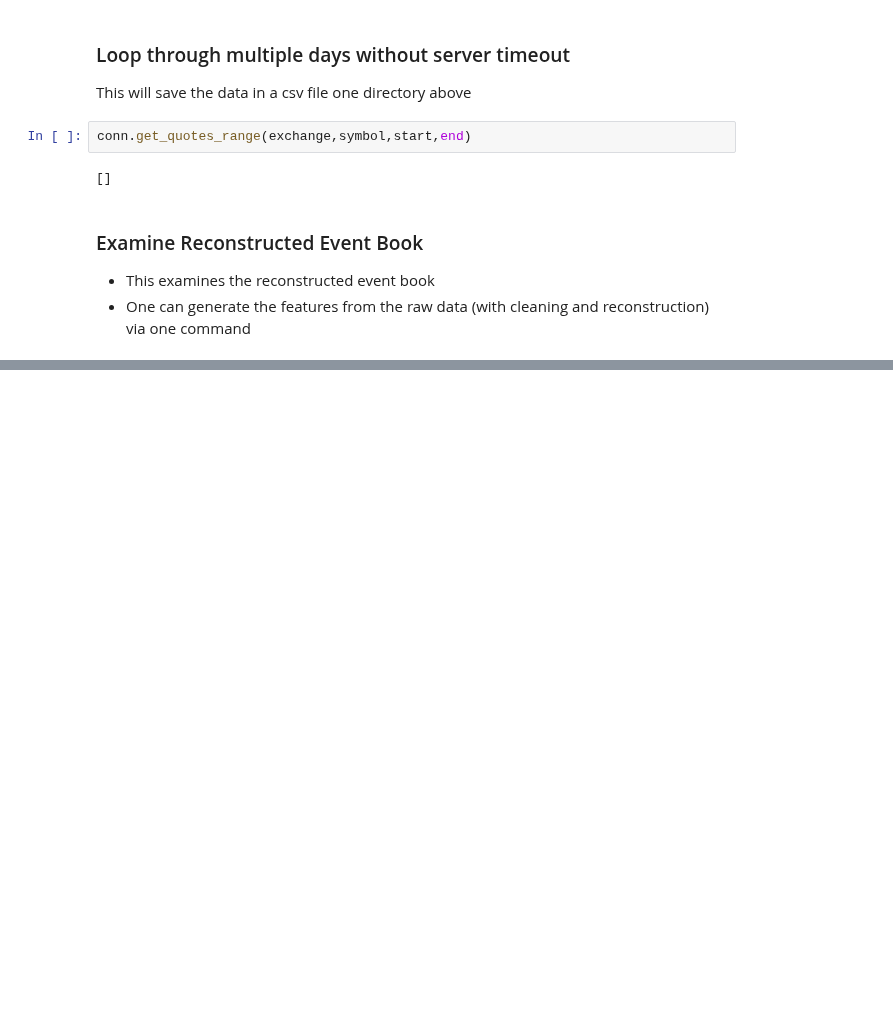
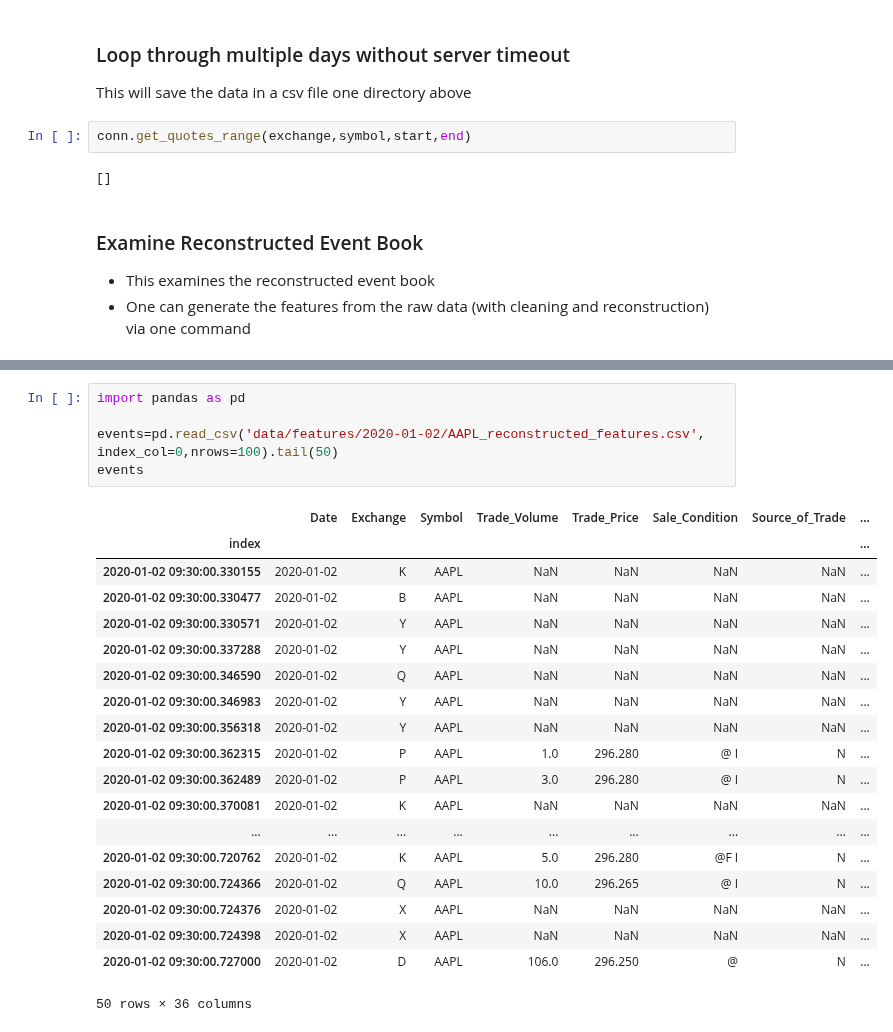
Before and after one commit to AMS-QF/TAQ-Data, a Jupyter notebook: Example_Data_NB.ipynb, the cells around one changed output, grey strips where cells are left out. Cells and saved outputs as stored; diff of their text form; blank space fills up the shorter version.

```diff
--- a/Example_Data_NB.ipynb
+++ b/Example_Data_NB.ipynb
@@ -125,3 +125,28 @@ events
+# %%
+import pandas as pd
+
+events=pd.read_csv('data/features/2020-01-02/AAPL_reconstructed_features.csv', index_col=0,nrows=100).tail(50)
+events
+# %% [output]
+|  | Date | Exchange | Symbol | Trade_Volume | Trade_Price | Sale_Condition | Source_of_Trade | ... |
+| index |  |  |  |  |  |  |  | ... |
+| 2020-01-02 09:30:00.330155 | 2020-01-02 | K | AAPL | NaN | NaN | NaN | NaN | ... |
+| 2020-01-02 09:30:00.330477 | 2020-01-02 | B | AAPL | NaN | NaN | NaN | NaN | ... |
+| 2020-01-02 09:30:00.330571 | 2020-01-02 | Y | AAPL | NaN | NaN | NaN | NaN | ... |
+| 2020-01-02 09:30:00.337288 | 2020-01-02 | Y | AAPL | NaN | NaN | NaN | NaN | ... |
+| 2020-01-02 09:30:00.346590 | 2020-01-02 | Q | AAPL | NaN | NaN | NaN | NaN | ... |
+| 2020-01-02 09:30:00.346983 | 2020-01-02 | Y | AAPL | NaN | NaN | NaN | NaN | ... |
+| 2020-01-02 09:30:00.356318 | 2020-01-02 | Y | AAPL | NaN | NaN | NaN | NaN | ... |
+| 2020-01-02 09:30:00.362315 | 2020-01-02 | P | AAPL | 1.0 | 296.280 | @ I | N | ... |
+| 2020-01-02 09:30:00.362489 | 2020-01-02 | P | AAPL | 3.0 | 296.280 | @ I | N | ... |
+| 2020-01-02 09:30:00.370081 | 2020-01-02 | K | AAPL | NaN | NaN | NaN | NaN | ... |
+| ... | ... | ... | ... | ... | ... | ... | ... | ... |
+| 2020-01-02 09:30:00.720762 | 2020-01-02 | K | AAPL | 5.0 | 296.280 | @F I | N | ... |
+| 2020-01-02 09:30:00.724366 | 2020-01-02 | Q | AAPL | 10.0 | 296.265 | @ I | N | ... |
+| 2020-01-02 09:30:00.724376 | 2020-01-02 | X | AAPL | NaN | NaN | NaN | NaN | ... |
+| 2020-01-02 09:30:00.724398 | 2020-01-02 | X | AAPL | NaN | NaN | NaN | NaN | ... |
+| 2020-01-02 09:30:00.727000 | 2020-01-02 | D | AAPL | 106.0 | 296.250 | @ | N | ... |
+50 rows × 36 columns
 # %%
 events['MOX_Identifier']
 # %% [output]
```
Also changed, not shown: parts of 2 cells of this notebook, 1 other file.
